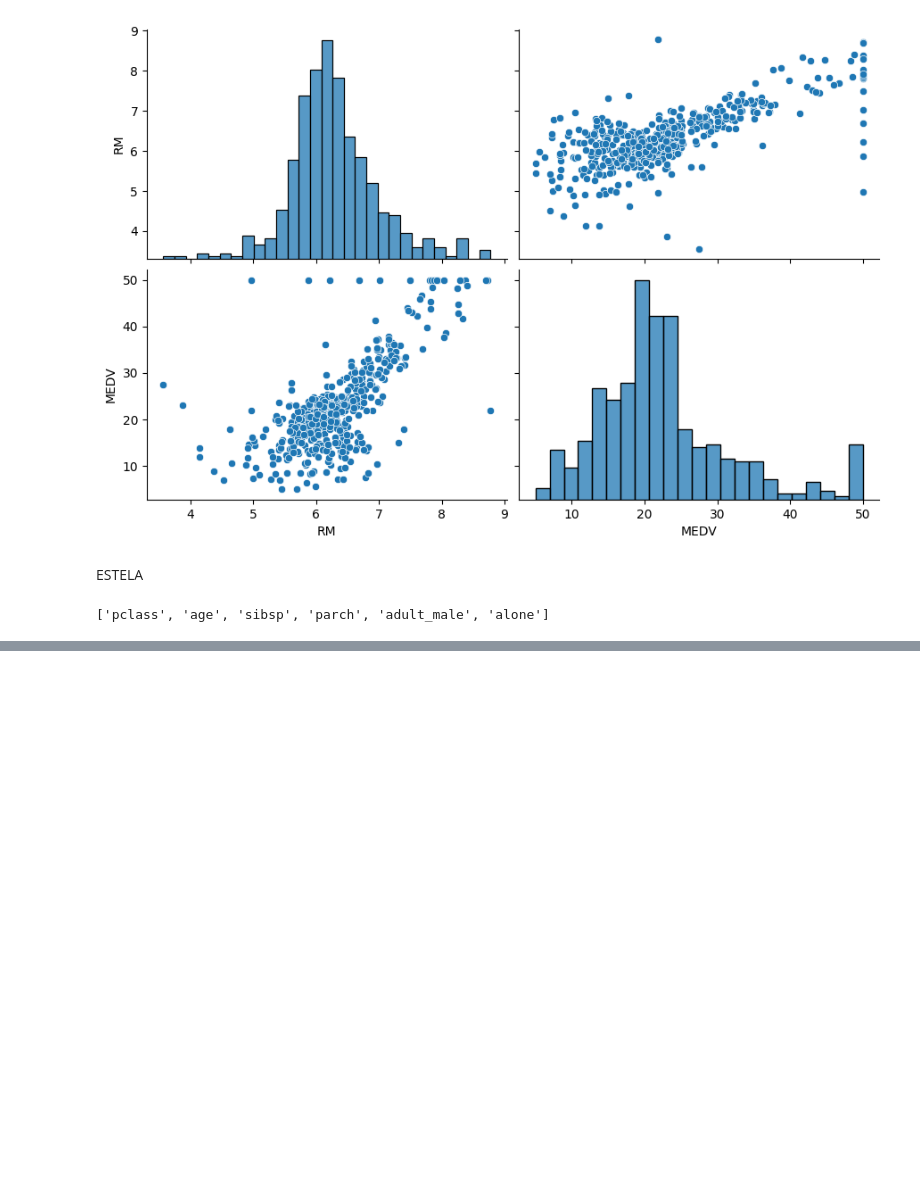
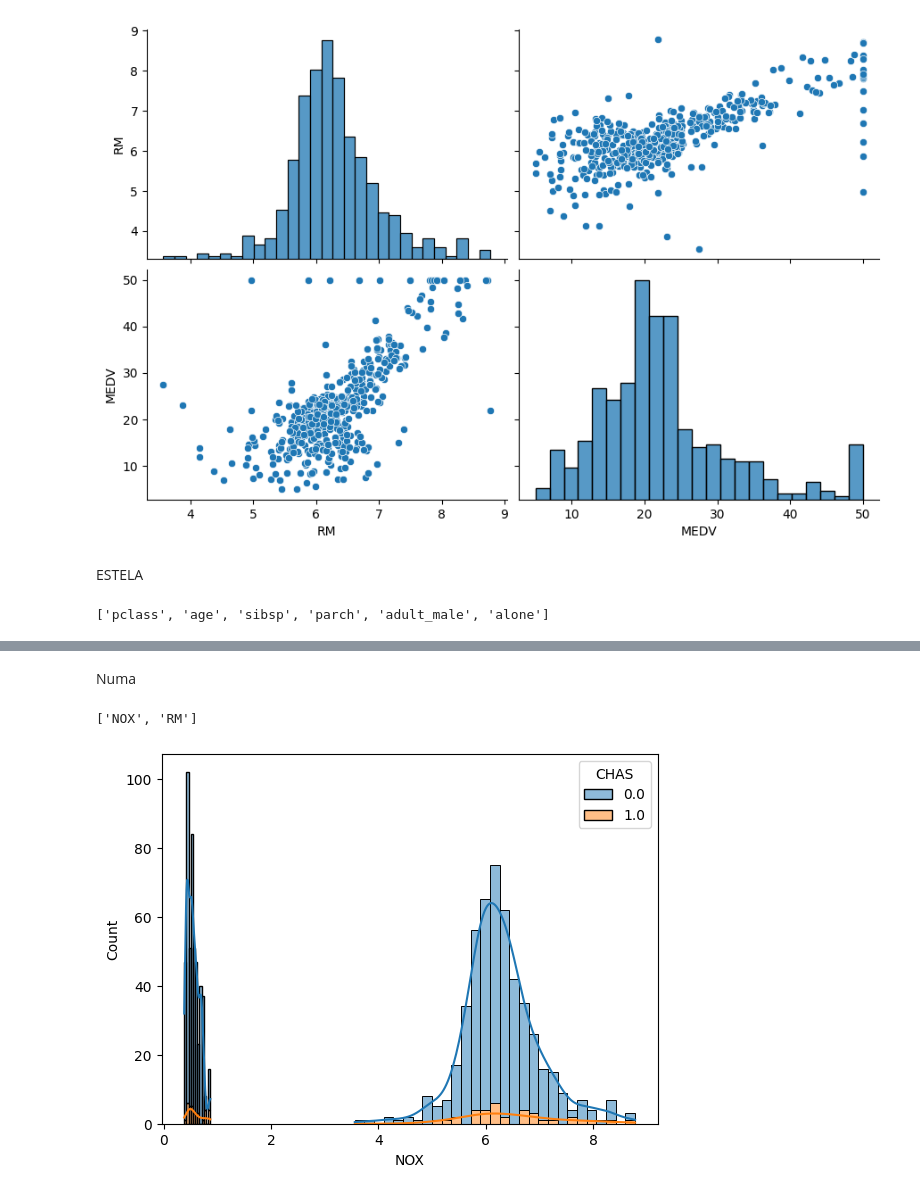
Before and after one commit to RogelioGarciaAlvarez/ONLINE_DS_THEBRIDGE_TEAM_CHALLENGE, a Jupyter notebook: Toolbox/Codigo_ejemplo.ipynb, the cells around one changed output, grey strips where cells are left out. Cells and saved outputs as stored; diff of their text form; code cells hidden in the pictures; blank space fills up the shorter version.

Commit message:
Correcciones Marion y Numa

```diff
--- a/Toolbox/Codigo_ejemplo.ipynb
+++ b/Toolbox/Codigo_ejemplo.ipynb
@@ -147,0 +214,52 @@ a
+# %% [markdown]
+Numa
+# %%
+def plot_features_cat_regression(dataframe, target_col="", columns=[], pvalue=0.05, with_individual_plot=True):
+
+    # Verificar los valores de entrada
+    if not isinstance(dataframe, pd.DataFrame):
+        raise ValueError("El primer argumento debe ser un dataframe.")
+
+    if target_col not in dataframe.columns:
+        raise ValueError(f"La columna '{target_col}' no existe en el dataframe.")
+
+    if not isinstance(columns, list):
+        raise ValueError("El argumento 'columns' debe ser una lista.")
+
+    if not all(col in dataframe.columns for col in columns):
+        raise ValueError("Al menos una de las columnas especificadas en 'columns' no existe en el dataframe.")
+
+    if not isinstance(pvalue, (float, int)):
+        raise ValueError("El argumento 'pvalue' debe ser un número.")
+
+    if not isinstance(with_individual_plot, bool):
+        raise ValueError("El argumento 'with_individual_plot' debe ser un valor booleano.")
+
+    # Si la lista 'columns' está vacía, asignar las variables numéricas del dataframe
+    if not columns:
+        columns = dataframe.select_dtypes(include=['number']).columns.tolist()
+
+    # Almacenar las columnas que cumplen las condiciones
+    significant_columns = []
+
+    for col in columns:
+        # Realizar el test de chi-cuadrado entre la variable categórica y la target
+        contingency_table = pd.crosstab(dataframe[col], dataframe[target_col])
+        _, p_val, _, _ = chi2_contingency(contingency_table)
+
+        # Comprobar si el p-valor es significativo
+        if p_val <= (1 - pvalue):
+            significant_columns.append(col)
+
+            # Si se especifica, plotear el histograma agrupado
+
+        if with_individual_plot:
+            sns.histplot(data=dataframe, x=col, hue=target_col, multiple="stack", kde=True)
+
+    return significant_columns
+
+
+plot_features_cat_regression(df_practica_rl, target_col = "CHAS", columns = ["NOX","RM"])
+# %% [output]
+['NOX', 'RM']
+[figure, added]
```
Also changed, not shown: parts of 4 cells of this notebook, 1 other file.
